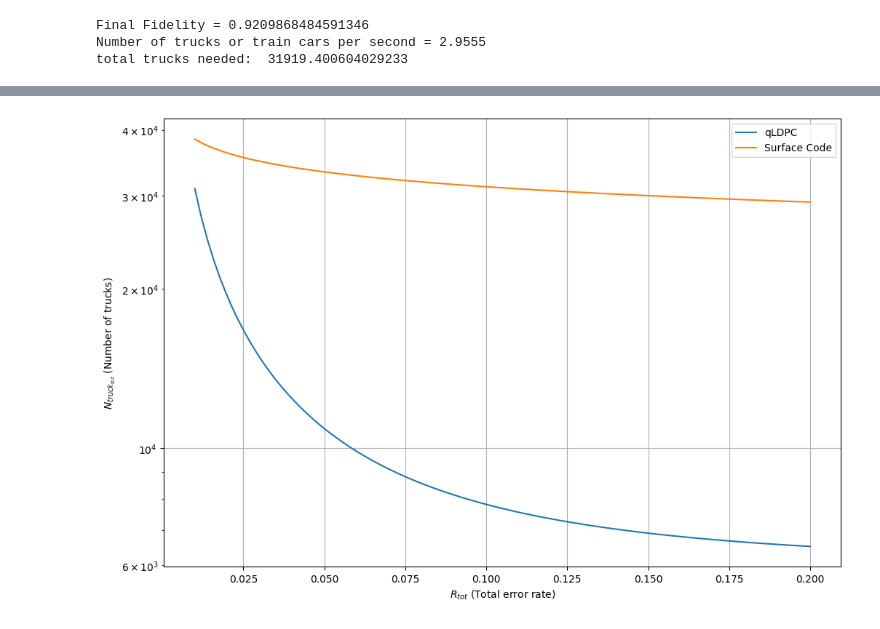
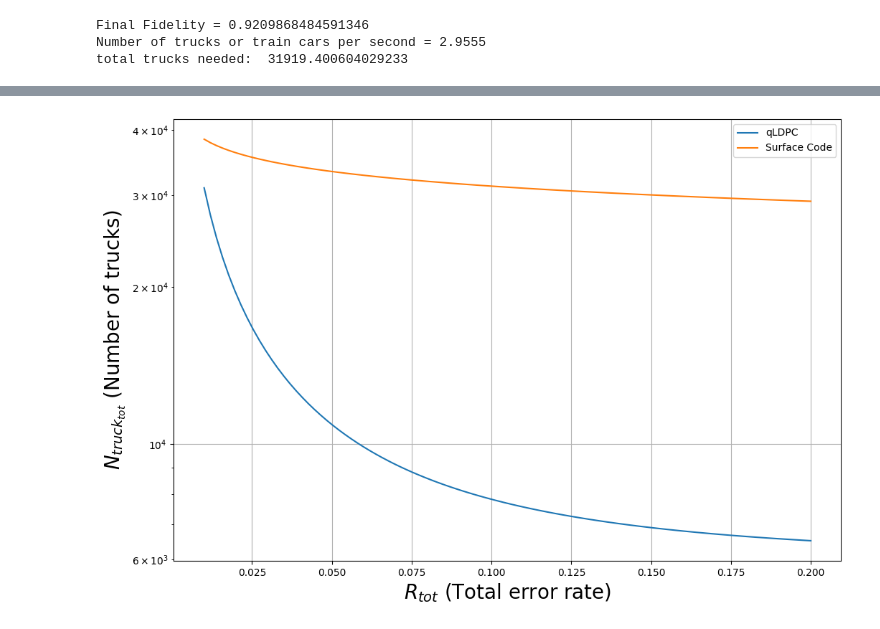
Before and after one commit to srikara202/Delayed-Choice-Entanglement-Swapping-Sneakernet, a Jupyter notebook: delayed_choice.ipynb, the cells around one changed output, grey strips where cells are left out. Cells and saved outputs as stored; diff of their text form; code cells hidden in the pictures.

```diff
--- a/delayed_choice.ipynb
+++ b/delayed_choice.ipynb
@@ -1,3 +1,5 @@
+# %%
+k = 20
 # %%
 !sudo apt install cm-super
 # %% [output]
@@ -515,33 +520,34 @@ for R_target in R_tot_values:
         if n_m <= 0:
             continue
         N_truck_tot_value = N_truck_tot(r_e, n_m, t_g, n_t, S)
         n_m_values.append(n_m)
         N_truck_tot_values.append(N_truck_tot_value*(T_2(n_m/25, n_m)+2*T_3+T_4(n_m/25, n_m, t_g))/T_4(n_m/25, n_m, t_g))
     except (ValueError, RuntimeError):
         continue
 
 # Calculate for Surface code
 for R_target in R_tot_values:
     try:
         n_ms = calc_n_ms_for_R_tots(R_target)
         if n_ms <= 0:
             continue
         N_truck_tot_s_value = N_truck_tot_s(r_e, n_ms, n_t, S)
         n_ms_values.append(n_ms)
         N_truck_tot_s_values.append(N_truck_tot_s_value*(T_tots(n_ms,T_3s) + T_3s))
     except (ValueError, RuntimeError):
         continue
 
 # Plotting the results
 plt.figure(figsize=(12, 8))
 plt.plot(R_tot_values[:len(N_truck_tot_values)], N_truck_tot_values, label='qLDPC')
 plt.plot(R_tot_values[:len(N_truck_tot_s_values)], N_truck_tot_s_values, label='Surface Code')
-plt.xlabel('$R_{tot}$ (Total error rate)')
-plt.ylabel('$N_{truck_{tot}}$ (Number of trucks)')
+plt.xlabel('$R_{tot}$ (Total error rate)',fontsize = k)
+plt.ylabel('$N_{truck_{tot}}$ (Number of trucks)',fontsize = k)
 #plt.title('$R_{tot}$ vs $N_{truck_{tot}}$ for qLDPC and Surface Code ($r_e = 2300$ Hz)')
 plt.legend()
 plt.grid(True)
 plt.yscale('log')  # Using log scale for y-axis due to large range of values
+plt.savefig('sc_vs_ldpc.png', dpi=600)
 plt.show()
 # %% [output]
-[figure, old version]
+[figure, new version]
```
Also changed, not shown: parts of 7 cells of this notebook.
